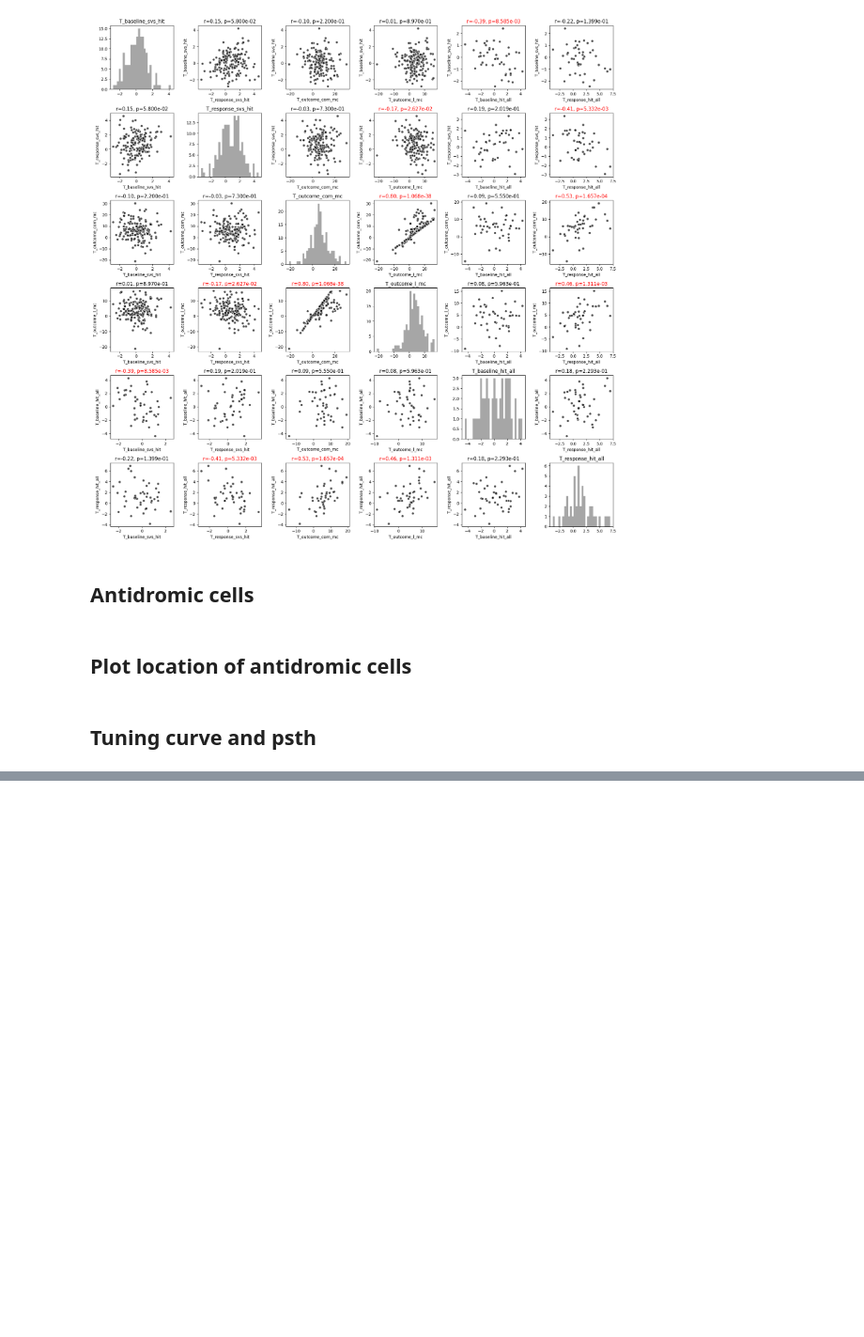
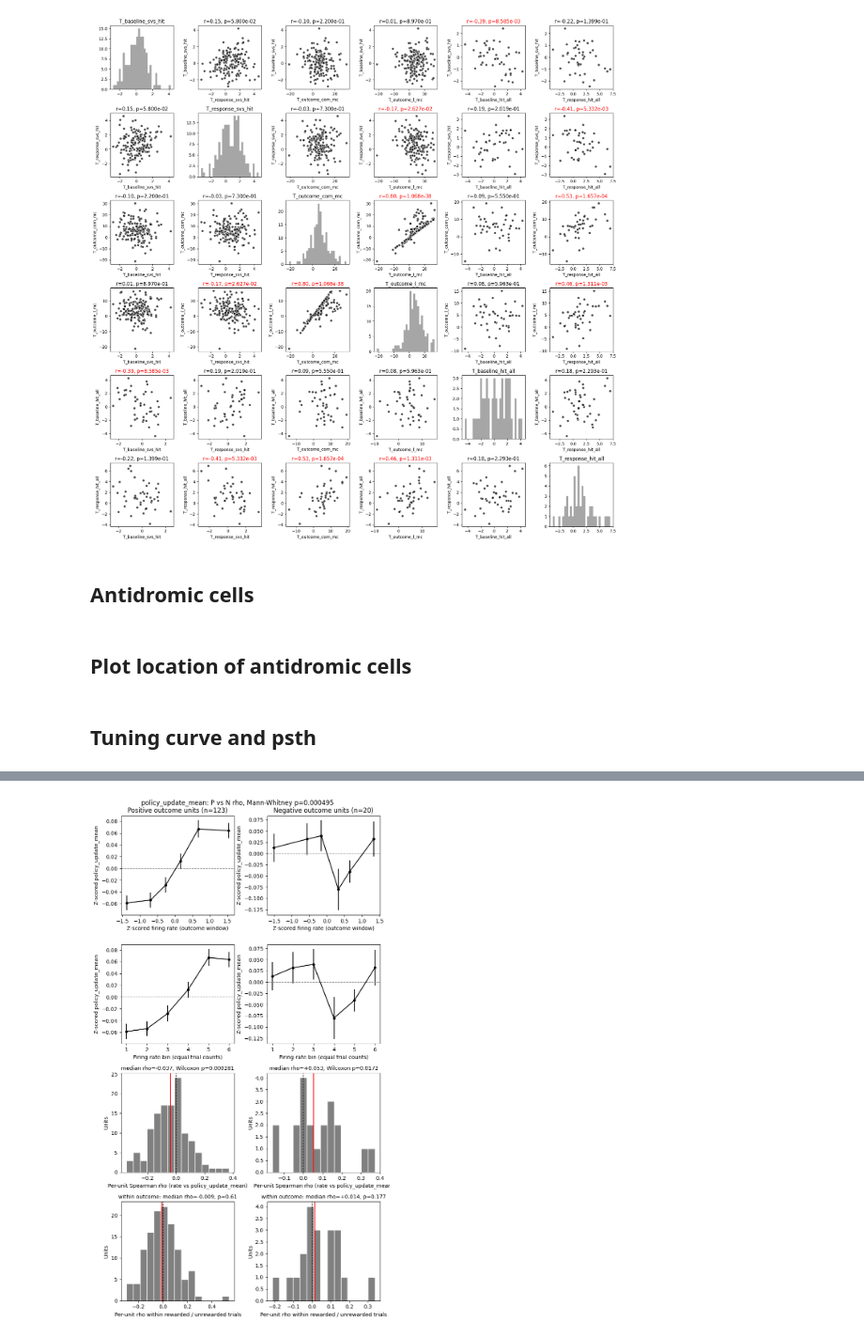
Before and after one commit to AllenNeuralDynamics/LC-beh-physiology-analysis, a Jupyter notebook: code/beh_ephys_analysis/session_combine/manuscript_figures/F_ephys_behavior_action&outcome_DRN.ipynb, the cells around one changed output, grey strips where cells are left out. Shown at 94% size. Cells and saved outputs as stored; diff of their text form; code cells hidden in the pictures; blank space fills up the shorter version.

```diff
--- a/code/beh_ephys_analysis/session_combine/manuscript_figures/F_ephys_behavior_action&outcome_DRN.ipynb
+++ b/code/beh_ephys_analysis/session_combine/manuscript_figures/F_ephys_behavior_action&outcome_DRN.ipynb
@@ -2890,20 +2908,3 @@ win_len = 1.5
-# %%
-sig_P_mask = (features_combined['p_outcome_com_mc'] < 0.05) & (features_combined['T_outcome_com_mc'] > 0) & (features_combined['selected'])
-sig_N_mask = (features_combined['p_outcome_com_mc'] < 0.05) & (features_combined['T_outcome_com_mc'] < 0) & (features_combined['selected'])
-
-target_var = 'policy_update_mean'
-align = 'outcome_time'
-num_bins = 6
-quantile_bins = True
-outcome_win_tt_file = os.path.join(outcome_window_dir_tt, 'auc_windows.json')
-with open(outcome_win_tt_file, 'r') as f:
-    outcome_win_tt = json.load(f)
-
-outcome_win_np_file = os.path.join(outcome_window_dir_np, 'auc_windows.json')
-with open(outcome_win_np_file, 'r') as f:
-    outcome_win_np = json.load(f)
-
-win_len = 1.5
 # %%
 def process_row(row):
     session = row['session']
@@ -3016,0 +2964,47 @@ plt.savefig(os.path.join(target_folder, f'Rev_tuning_curves_outcome_{target_var}
+# %%
+titles = {'P': 'Positive outcome units', 'N': 'Negative outcome units'}
+for target_var in target_vars:
+    fig, axes = plt.subplots(4, 2, figsize=(8, 14))
+    for col, label in enumerate(['P', 'N']):
+        r = rev_tuning[(target_var, label)]
+        n = len(r['rho'])
+        y_mean = np.nanmean(r['target_means'], axis=0)
+        y_sem = np.nanstd(r['target_means'], axis=0) / np.sqrt(np.sum(~np.isnan(r['target_means']), axis=0))
+        x_mean = np.nanmean(r['neuron_means'], axis=0)
+        x_sem = np.nanstd(r['neuron_means'], axis=0) / np.sqrt(np.sum(~np.isnan(r['neuron_means']), axis=0))
+
+        ax = axes[0, col]
+        ax.errorbar(x_mean, y_mean, xerr=x_sem, yerr=y_sem, fmt='-o', color='k', markersize=4)
+        ax.axhline(0, color='gray', linestyle='--', linewidth=1)
+        ax.set_title(f'{titles[label]} (n={n})')
+        ax.set_xlabel('Z-scored firing rate (outcome window)')
+        ax.set_ylabel(f'Z-scored {target_var}')
+
+        ax = axes[1, col]
+        ax.errorbar(np.arange(1, num_bins + 1), y_mean, yerr=y_sem, fmt='-o', color='k', markersize=4)
+        ax.axhline(0, color='gray', linestyle='--', linewidth=1)
+        ax.set_xlabel('Firing-rate bin (equal trial counts)')
+        ax.set_ylabel(f'Z-scored {target_var}')
+
+        ax = axes[2, col]
+        ax.hist(r['rho'], bins=15, color='gray', edgecolor='w')
+        ax.axvline(0, color='k', linestyle='--', linewidth=1)
+        ax.axvline(np.median(r['rho']), color='r', linewidth=1.5)
+        ax.set_title(f"median rho={np.median(r['rho']):+.3f}, Wilcoxon p={r['p_wilcoxon']:.3g}", fontsize=10)
+        ax.set_xlabel(f'Per-unit Spearman rho (rate vs {target_var})')
+        ax.set_ylabel('Units')
+
+        ax = axes[3, col]
+        ax.hist(r['rho_within_outcome'], bins=15, color='gray', edgecolor='w')
+        ax.axvline(0, color='k', linestyle='--', linewidth=1)
+        ax.axvline(np.median(r['rho_within_outcome']), color='r', linewidth=1.5)
+        ax.set_title(f"within outcome: median rho={np.median(r['rho_within_outcome']):+.3f}, "
+                     f"p={r['p_wilcoxon_within']:.3g}", fontsize=10)
+        ax.set_xlabel('Per-unit rho within rewarded / unrewarded trials')
+        ax.set_ylabel('Units')
+    fig.suptitle(f"{target_var}: P vs N rho, Mann-Whitney p={rev_tuning[(target_var, 'P_vs_N')]:.3g}")
+    plt.tight_layout()
+    plt.savefig(os.path.join(target_folder, f'Rev_tuning_curves_outcome_{target_var}_{criteria_name}.pdf'), bbox_inches='tight')
+    plt.show()
+# %% [output]
+[figure, added]
```
Also changed, not shown: parts of 10 cells of this notebook, 11 other files.
